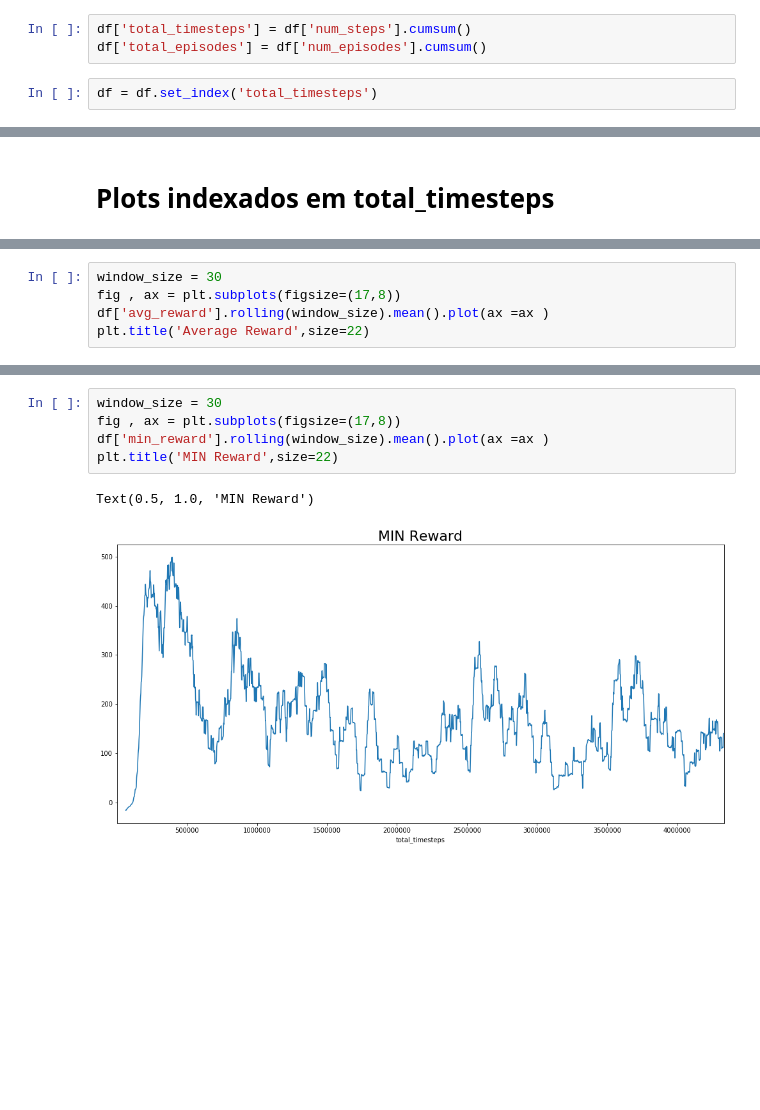
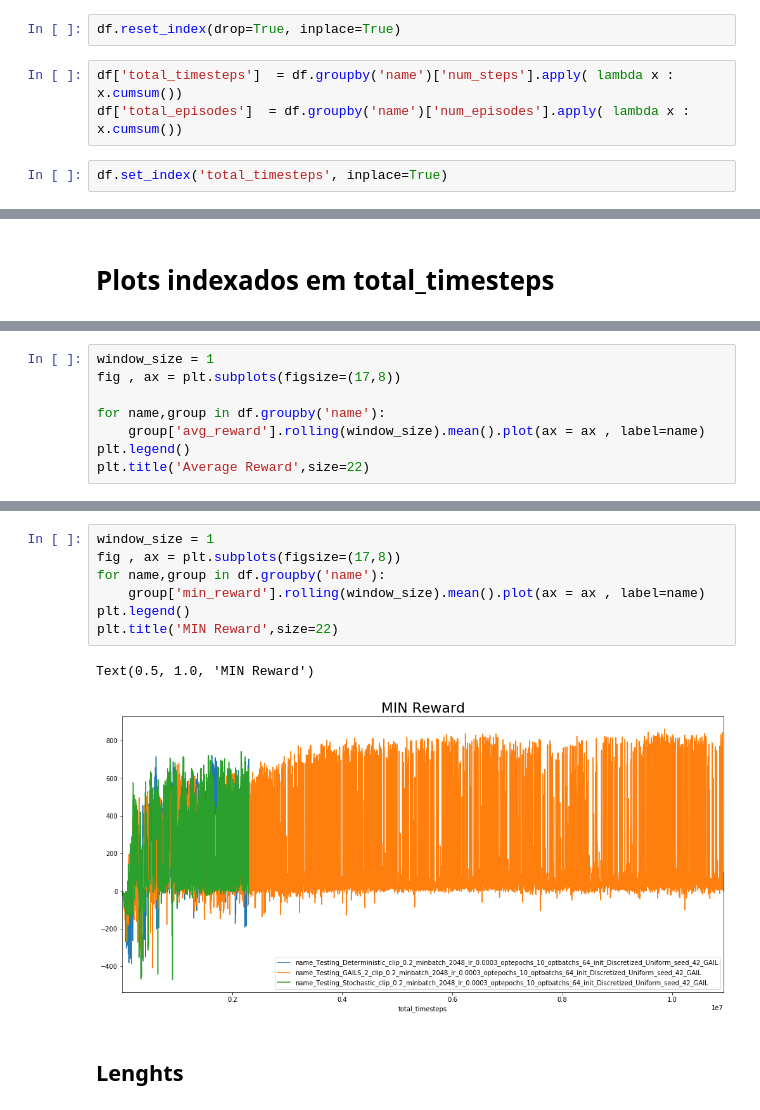
Before and after one commit to Khrylx/PyTorch-RL, a Jupyter notebook: notebooks/Plots.ipynb, the cells around one changed output, grey strips where cells are left out. Cells and saved outputs as stored; diff of their text form; blank space fills up the shorter version.

```diff
--- a/notebooks/Plots.ipynb
+++ b/notebooks/Plots.ipynb
@@ -13,5 +52,7 @@ df = pd.read_csv(fname,sep=';')
+# %%
+df.reset_index(drop=True, inplace=True)
 # %%
-df['total_timesteps'] = df['num_steps'].cumsum()
-df['total_episodes'] = df['num_episodes'].cumsum()
+df['total_timesteps']  = df.groupby('name')['num_steps'].apply( lambda x : x.cumsum())
+df['total_episodes']  = df.groupby('name')['num_episodes'].apply( lambda x : x.cumsum())
 # %%
-df = df.set_index('total_timesteps')
+df.set_index('total_timesteps', inplace=True)
@@ -20,7 +71,10 @@ df = df.set_index('total_timesteps')
 # %%
-window_size = 30
+window_size = 1
 fig , ax = plt.subplots(figsize=(17,8))
-df['avg_reward'].rolling(window_size).mean().plot(ax =ax )
+
+for name,group in df.groupby('name'):
+    group['avg_reward'].rolling(window_size).mean().plot(ax = ax , label=name)
+plt.legend()
 plt.title('Average Reward',size=22)
 # %% [output]
 Text(0.5, 1.0, 'Average Reward')
@@ -28,9 +82,13 @@ Text(0.5, 1.0, 'Average Reward')
 # %%
-window_size = 30
+window_size = 1
 fig , ax = plt.subplots(figsize=(17,8))
-df['min_reward'].rolling(window_size).mean().plot(ax =ax )
+for name,group in df.groupby('name'):
+    group['min_reward'].rolling(window_size).mean().plot(ax = ax , label=name)
+plt.legend()
 plt.title('MIN Reward',size=22)
 # %% [output]
 Text(0.5, 1.0, 'MIN Reward')
-[figure, old version]
+[figure, new version]
+# %% [markdown]
+## Lenghts
 # %%
```
Also changed, not shown: parts of 24 cells of this notebook, 1 other file.
